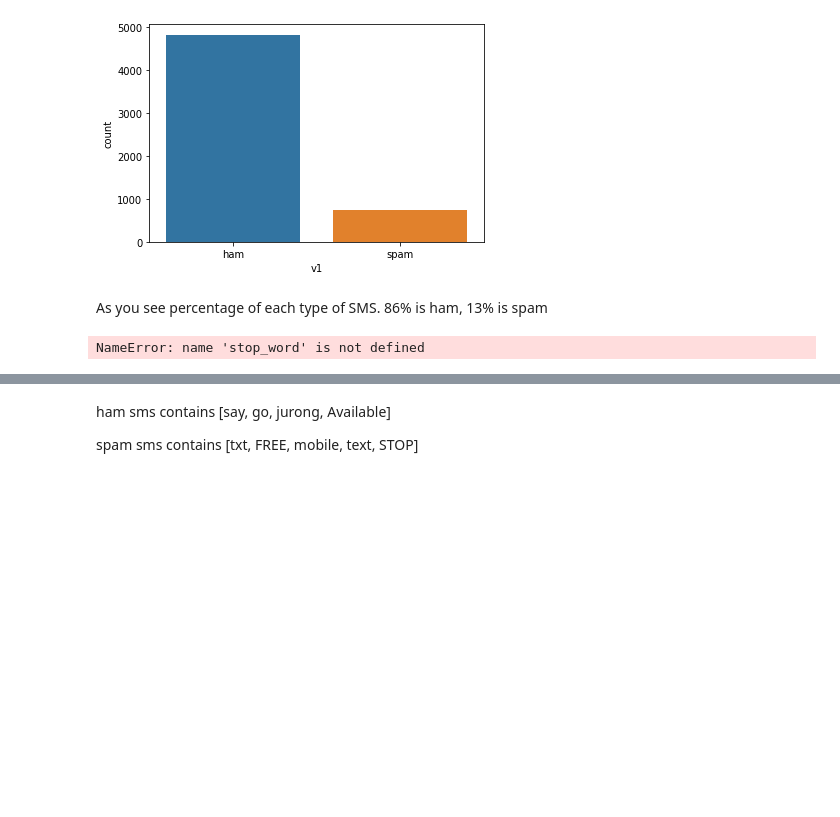
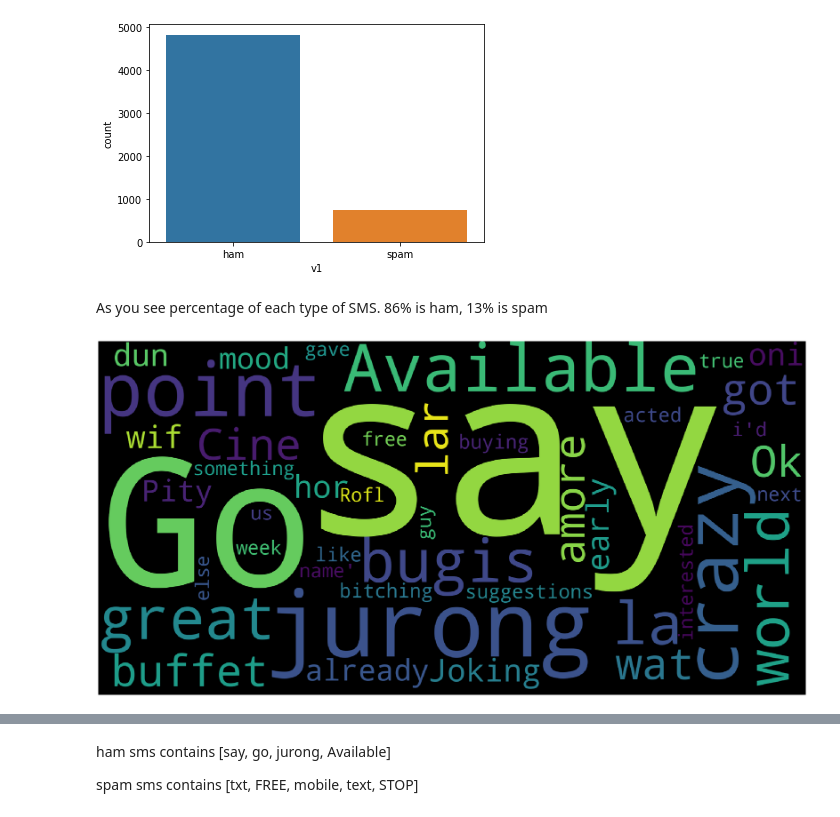
Before and after one commit to atsushii/Football_game_prediction, a Jupyter notebook: spam_classification.ipynb, the cells around one changed output, grey strips where cells are left out. Cells and saved outputs as stored; diff of their text form; code cells hidden in the pictures; blank space fills up the shorter version.

```diff
--- a/spam_classification.ipynb
+++ b/spam_classification.ipynb
@@ -69,18 +69,18 @@ As you see percentage of each type of SMS. 86% is ham, 13% is spam
 # %%
 # plot ham
 stop_words = set(stopwords.words('english'))
 
 word_cloud = WordCloud(width=2000,
                                             height=1000,
                                             background_color="black",
-                                            stopwords=stop_word).generate(str(df[df["v1"]=="ham"]["v2"].values))
+                                            stopwords=stop_words).generate(str(df[df["v1"]=="ham"]["v2"].values))
 
 fig = plt.figure(figsize = (40, 30))
 plt.imshow(word_cloud)
 plt.axis("off")
 plt.show()
 # %% [output]
-NameError: name 'stop_word' is not defined
+[figure, added]
 # %%
 # plot spam
 word_cloud = WordCloud(width=2000,
```
Also changed, not shown: parts of 14 cells of this notebook.
